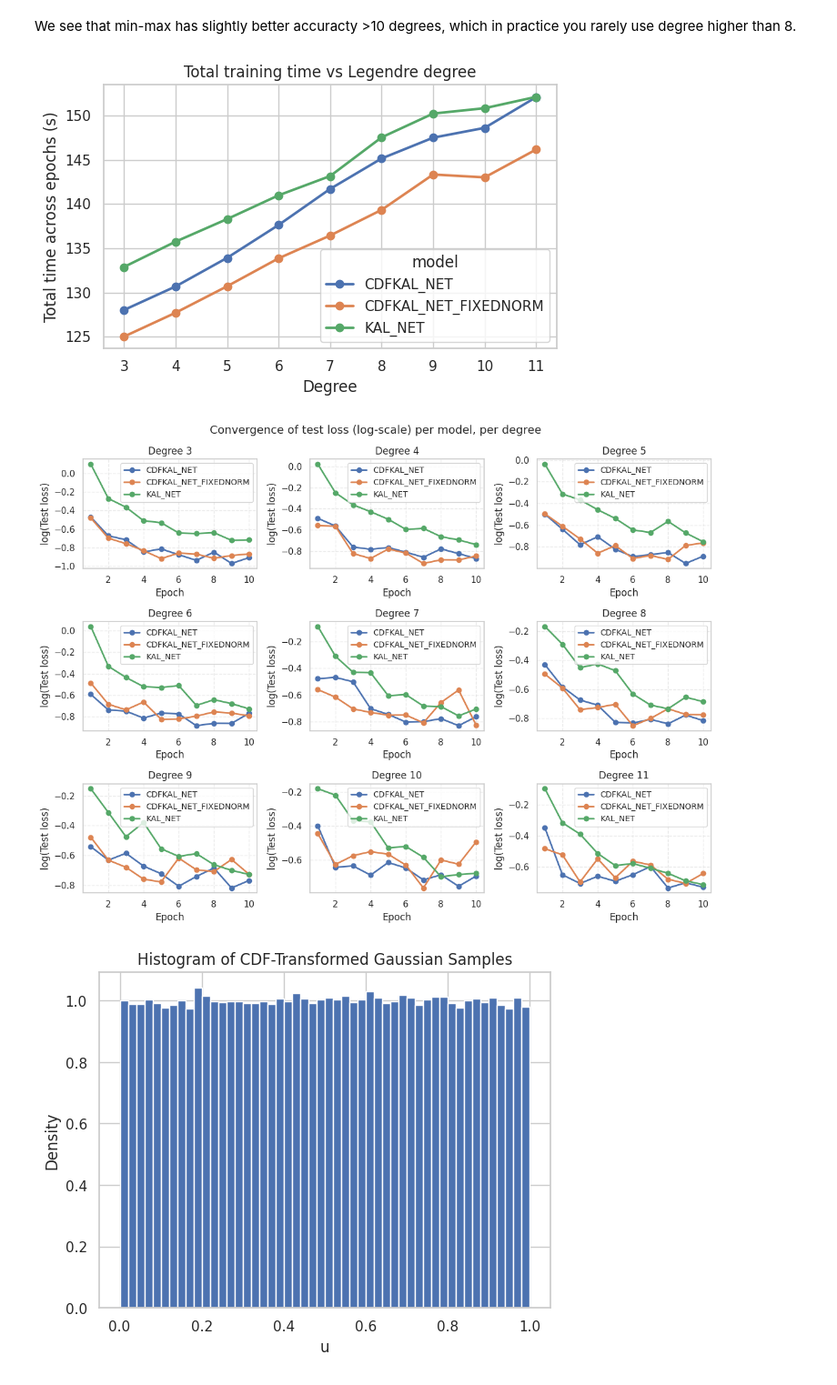
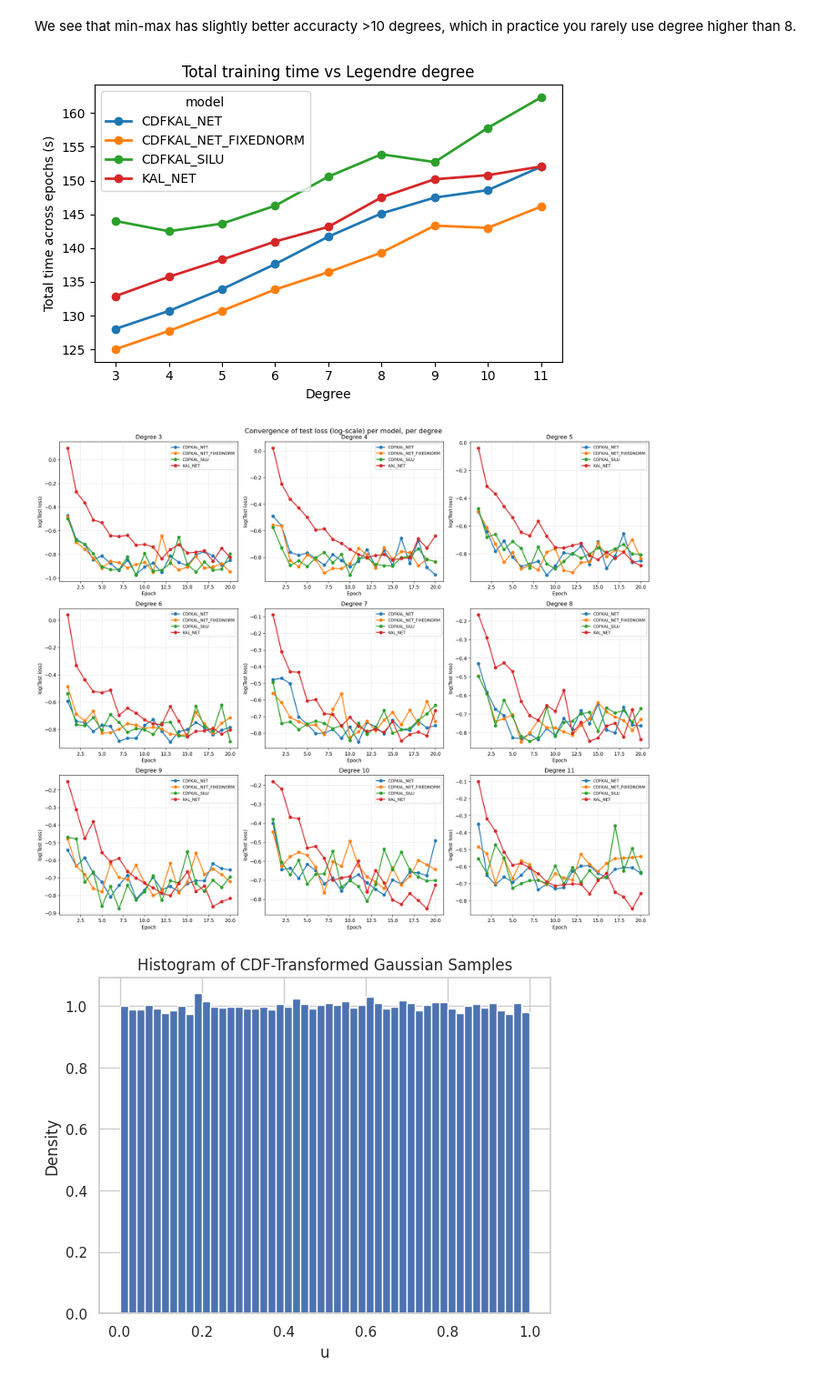
Before and after one commit to jakubstrawa1/LegendreKAN, a Jupyter notebook: notebook/experiments.ipynb, the cells around one changed output. Shown at 91% size. Cells and saved outputs as stored; diff of their text form; code cells hidden in the pictures.

```diff
--- a/notebook/experiments.ipynb
+++ b/notebook/experiments.ipynb
@@ -416,10 +691,9 @@ We see that min-max has slightly better accuracty >10 degrees, which in practice
 import pandas as pd
 import matplotlib.pyplot as plt
 
-df = metrics_df[metrics_df["model"] != "CDFKAL_NET_SILU"]
 
 time_tot = (
-    df.groupby(['model', 'degree'], as_index=False)['epoch_time']
+    combined_without_double_silu.groupby(['model', 'degree'], as_index=False)['epoch_time']
       .sum()
       .sort_values(['model', 'degree'])
 )
@@ -436,7 +710,7 @@ plt.legend(title='model')
 plt.tight_layout()
 plt.show()
 # %% [output]
-[figure, old version]
+[figure, new version]
 # %%
 # ---------------------------------------------------------------
 #  LOG-SCALE CONVERGENCE OF TEST LOSS  (one subplot per degree)
@@ -444,41 +718,41 @@ plt.show()
 import numpy as np
 import matplotlib.pyplot as plt
 
-# -------- optional: keep only the first 10 epochs (like the screenshot)
-df10 = df[df['epoch'] <= 10].copy()
+df10 = combined_without_double_silu.copy()
 
 degrees = sorted(df10['degree'].unique())
 ncols = 3
 nrows = int(np.ceil(len(degrees) / ncols))
 
-fig, axes = plt.subplots(nrows, ncols, figsize=(ncols * 4, nrows * 3), sharex=False, sharey=False)
+fig, axes = plt.subplots(nrows, ncols, figsize=(ncols * 6, nrows * 5), sharex=False, sharey=False)
 axes = axes.flatten()
+plt.rcParams['figure.dpi'] = 150
 
 for ax, deg in zip(axes, degrees):
     dsub = df10[df10['degree'] == deg]
     for model, grp in dsub.groupby('model'):
         ax.plot(
             grp['epoch'],
             np.log10(grp['test_loss']),   # log10 so the axis is linear but values are log
             marker='o',
             linewidth=2,
             label=model,
         )
     ax.set_title(f'Degree {deg}')
     ax.set_xlabel('Epoch')
     ax.set_ylabel('log(Test loss)')
     ax.grid(True, linestyle='--', alpha=0.4)
     ax.legend(title=None, fontsize='small')
 
 # remove any empty subplot frames (if degrees % 3 != 0)
 for i in range(len(degrees), len(axes)):
     fig.delaxes(axes[i])
 
 fig.suptitle('Convergence of test loss (log-scale) per model, per degree', fontsize=14)
 plt.tight_layout()
 plt.show()
 # %% [output]
-[figure, old version]
+[figure, new version]
 # %%
 import numpy as np
 import matplotlib.pyplot as plt
```
Also changed, not shown: parts of 9 cells of this notebook.
